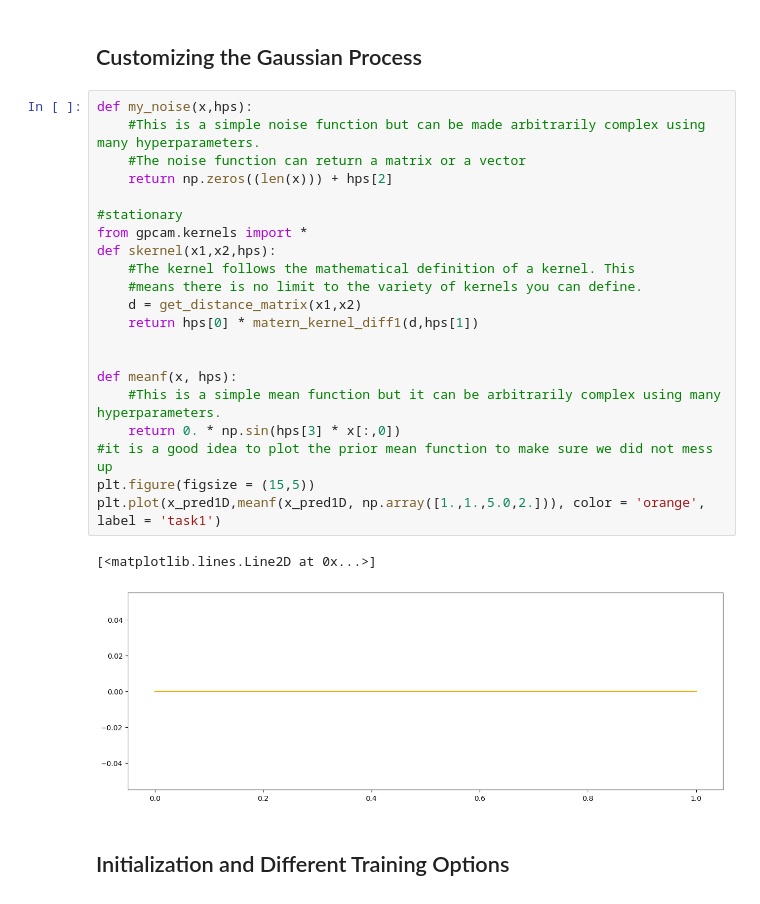
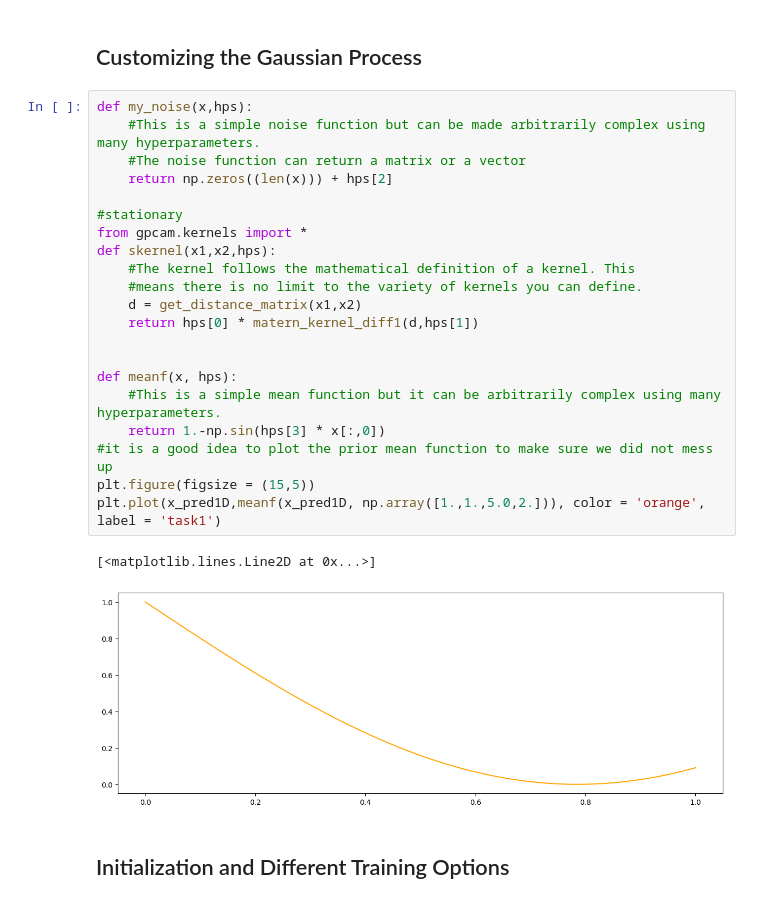
Before and after one commit to lbl-camera/gpCAM, a Jupyter notebook: examples/1dSingleTaskAcqFuncTest.ipynb, the cells around one changed output. Cells and saved outputs as stored; diff of their text form.

```diff
--- a/examples/1dSingleTaskAcqFuncTest.ipynb
+++ b/examples/1dSingleTaskAcqFuncTest.ipynb
@@ -41,27 +44,27 @@ plt.scatter(x_data[:,0],y_data, color = 'black')
 # %%
 def my_noise(x,hps):
     #This is a simple noise function but can be made arbitrarily complex using many hyperparameters.
     #The noise function can return a matrix or a vector
     return np.zeros((len(x))) + hps[2]
 
 #stationary
 from gpcam.kernels import *
 def skernel(x1,x2,hps):
     #The kernel follows the mathematical definition of a kernel. This
     #means there is no limit to the variety of kernels you can define.
     d = get_distance_matrix(x1,x2)
     return hps[0] * matern_kernel_diff1(d,hps[1])
 
 
 def meanf(x, hps):
     #This is a simple mean function but it can be arbitrarily complex using many hyperparameters.
-    return 0. * np.sin(hps[3] * x[:,0])
+    return 1.-np.sin(hps[3] * x[:,0])
 #it is a good idea to plot the prior mean function to make sure we did not mess up
 plt.figure(figsize = (15,5))
 plt.plot(x_pred1D,meanf(x_pred1D, np.array([1.,1.,5.0,2.])), color = 'orange', label = 'task1')
 # %% [output]
 [<matplotlib.lines.Line2D at 0x...>]
-[figure, old version]
+[figure, new version]
 # %% [markdown]
 ## Initialization and Different Training Options
 # %%
```
Also changed, not shown: parts of 11 cells of this notebook, 5 other files.
